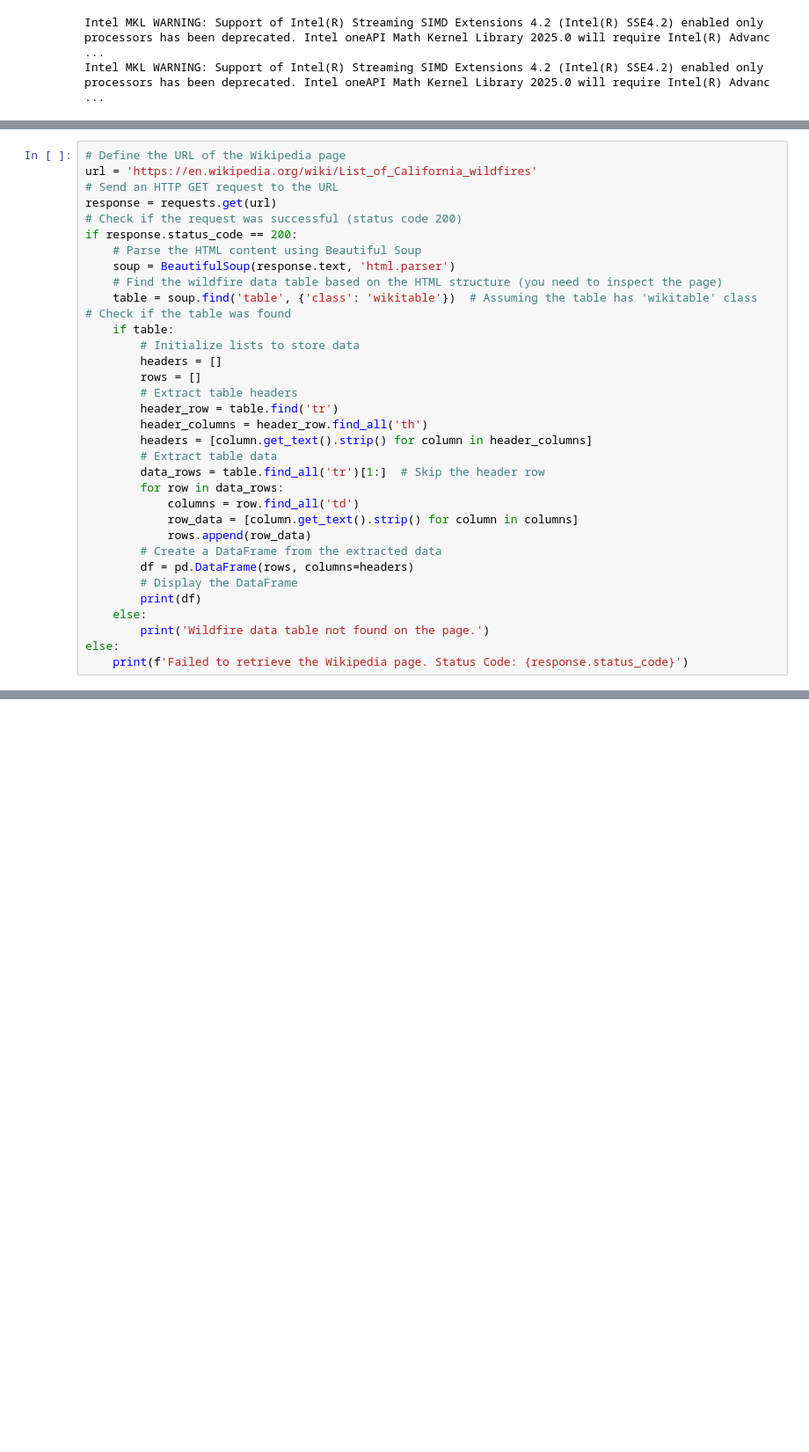
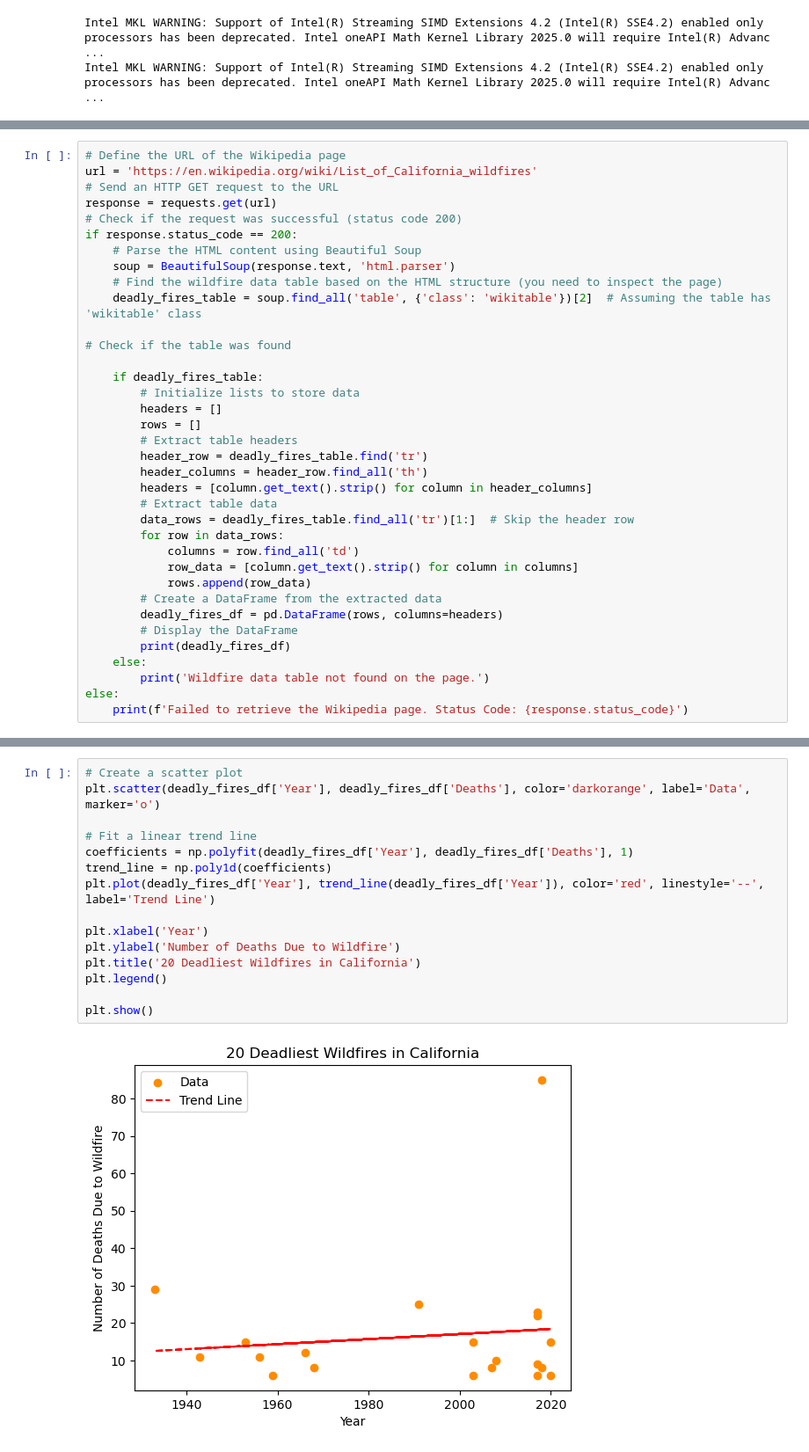
Before and after one commit to fletcher-m/group3_project, a Jupyter notebook: nbs/beautiful_soup_demo.ipynb, the cells around one changed output, grey strips where cells are left out. Shown: that part at 88% size. Saved outputs shown, nothing was run; the diff lists cells and outputs as text; blank space fills up the shorter version.

```diff
--- a/nbs/beautiful_soup_demo.ipynb
+++ b/nbs/beautiful_soup_demo.ipynb
@@ -92,26 +180,28 @@ if response.status_code == 200:
     # Parse the HTML content using Beautiful Soup
     soup = BeautifulSoup(response.text, 'html.parser')
     # Find the wildfire data table based on the HTML structure (you need to inspect the page)
-    table = soup.find('table', {'class': 'wikitable'})  # Assuming the table has 'wikitable' class
+    deadly_fires_table = soup.find_all('table', {'class': 'wikitable'})[2]  # Assuming the table has 'wikitable' class
+
 # Check if the table was found
-    if table:
+
+    if deadly_fires_table:
         # Initialize lists to store data
         headers = []
         rows = []
         # Extract table headers
-        header_row = table.find('tr')
+        header_row = deadly_fires_table.find('tr')
         header_columns = header_row.find_all('th')
         headers = [column.get_text().strip() for column in header_columns]
         # Extract table data
-        data_rows = table.find_all('tr')[1:]  # Skip the header row
+        data_rows = deadly_fires_table.find_all('tr')[1:]  # Skip the header row
         for row in data_rows:
             columns = row.find_all('td')
             row_data = [column.get_text().strip() for column in columns]
             rows.append(row_data)
         # Create a DataFrame from the extracted data
-        df = pd.DataFrame(rows, columns=headers)
+        deadly_fires_df = pd.DataFrame(rows, columns=headers)
         # Display the DataFrame
-        print(df)
+        print(deadly_fires_df)
     else:
         print('Wildfire data table not found on the page.')
 else:
@@ -152,3 +277,20 @@ plt.show()
+# %%
+# Create a scatter plot
+plt.scatter(deadly_fires_df['Year'], deadly_fires_df['Deaths'], color='darkorange', label='Data', marker='o')
+
+# Fit a linear trend line
+coefficients = np.polyfit(deadly_fires_df['Year'], deadly_fires_df['Deaths'], 1)
+trend_line = np.poly1d(coefficients)
+plt.plot(deadly_fires_df['Year'], trend_line(deadly_fires_df['Year']), color='red', linestyle='--', label='Trend Line')
+
+plt.xlabel('Year')
+plt.ylabel('Number of Deaths Due to Wildfire')
+plt.title('20 Deadliest Wildfires in California')
+plt.legend()
+
+plt.show()
+# %% [output]
+[figure, added]
 # %% [markdown]
 ### Potential Use in Environmental Data Science:
 
```
Also changed, not shown: parts of 19 cells of this notebook, 2 other files.
